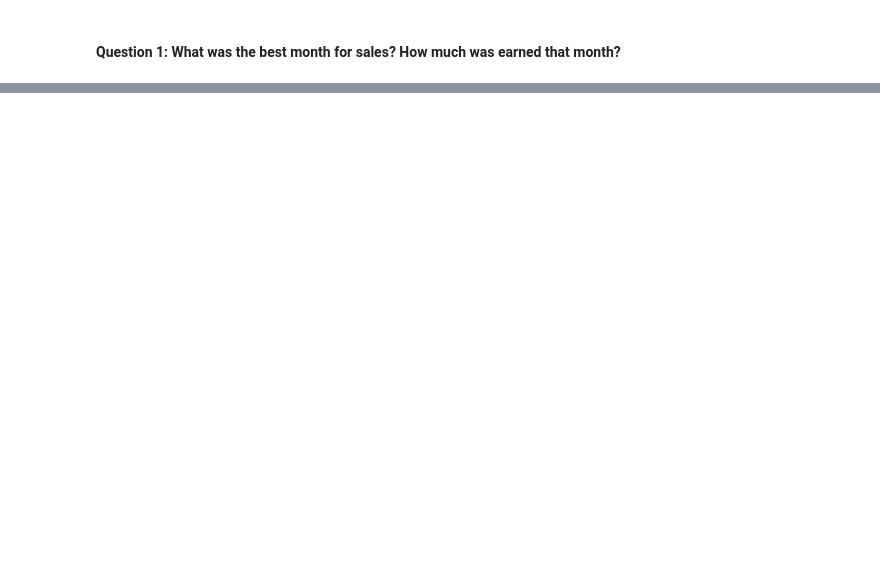
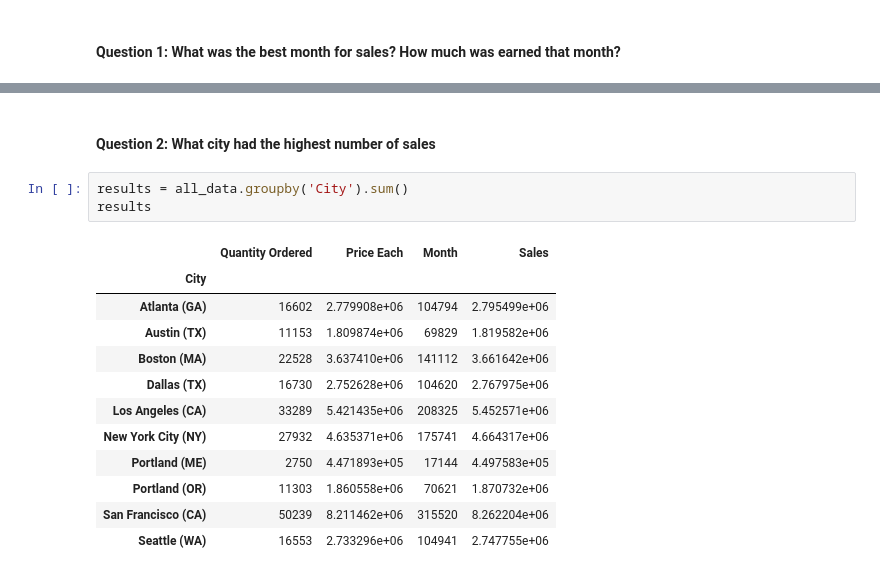
Before and after one commit to Kwabena-Kobiri/SalesAnalysis, a Jupyter notebook: Analysis.ipynb, the cells around one changed output, grey strips where cells are left out. Cells and saved outputs as stored; diff of their text form; blank space fills up the shorter version.

```diff
--- a/Analysis.ipynb
+++ b/Analysis.ipynb
@@ -90,0 +154,18 @@ TypeError: can't multiply sequence by non-int of type 'str'
+# %% [markdown]
+#### Question 2: What city had the highest number of sales
+# %%
+results = all_data.groupby('City').sum()
+results
+# %% [output]
+|  | Quantity Ordered | Price Each | Month | Sales |
+| City |  |  |  |  |
+| Atlanta (GA) | 16602 | 2.779908e+06 | 104794 | 2.795499e+06 |
+| Austin (TX) | 11153 | 1.809874e+06 | 69829 | 1.819582e+06 |
+| Boston (MA) | 22528 | 3.637410e+06 | 141112 | 3.661642e+06 |
+| Dallas (TX) | 16730 | 2.752628e+06 | 104620 | 2.767975e+06 |
+| Los Angeles (CA) | 33289 | 5.421435e+06 | 208325 | 5.452571e+06 |
+| New York City (NY) | 27932 | 4.635371e+06 | 175741 | 4.664317e+06 |
+| Portland (ME) | 2750 | 4.471893e+05 | 17144 | 4.497583e+05 |
+| Portland (OR) | 11303 | 1.860558e+06 | 70621 | 1.870732e+06 |
+| San Francisco (CA) | 50239 | 8.211462e+06 | 315520 | 8.262204e+06 |
+| Seattle (WA) | 16553 | 2.733296e+06 | 104941 | 2.747755e+06 |
```
Also changed, not shown: parts of 12 cells of this notebook.
